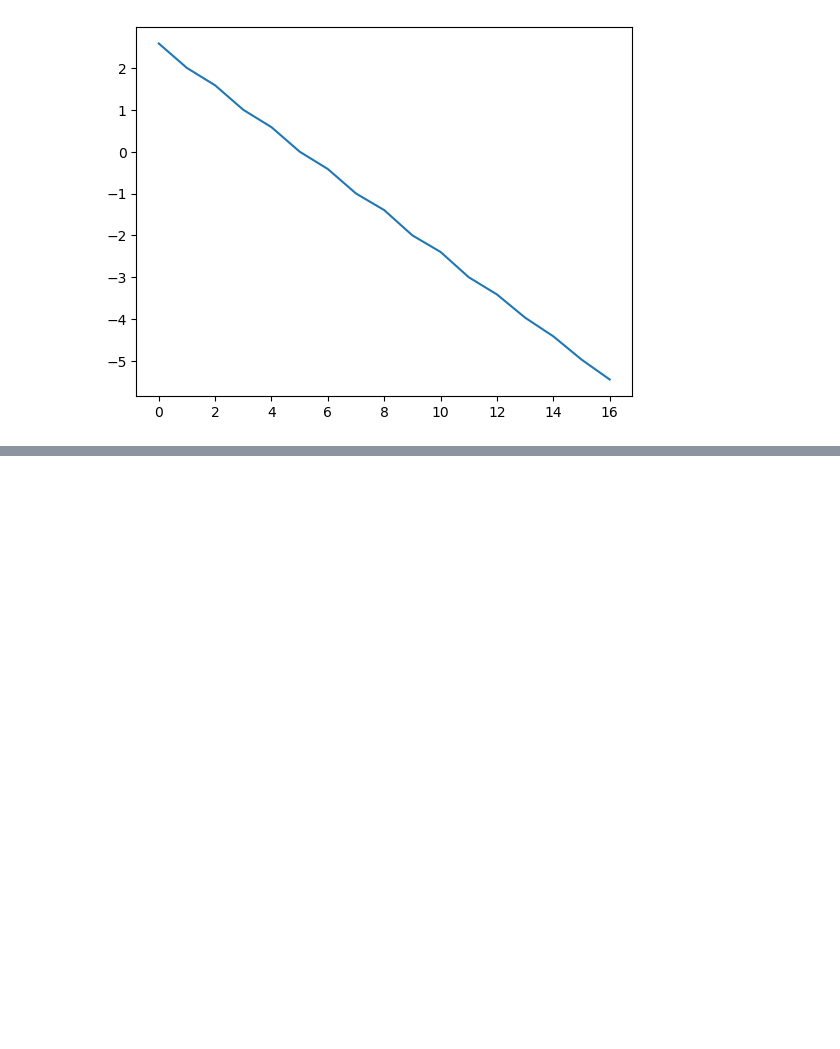
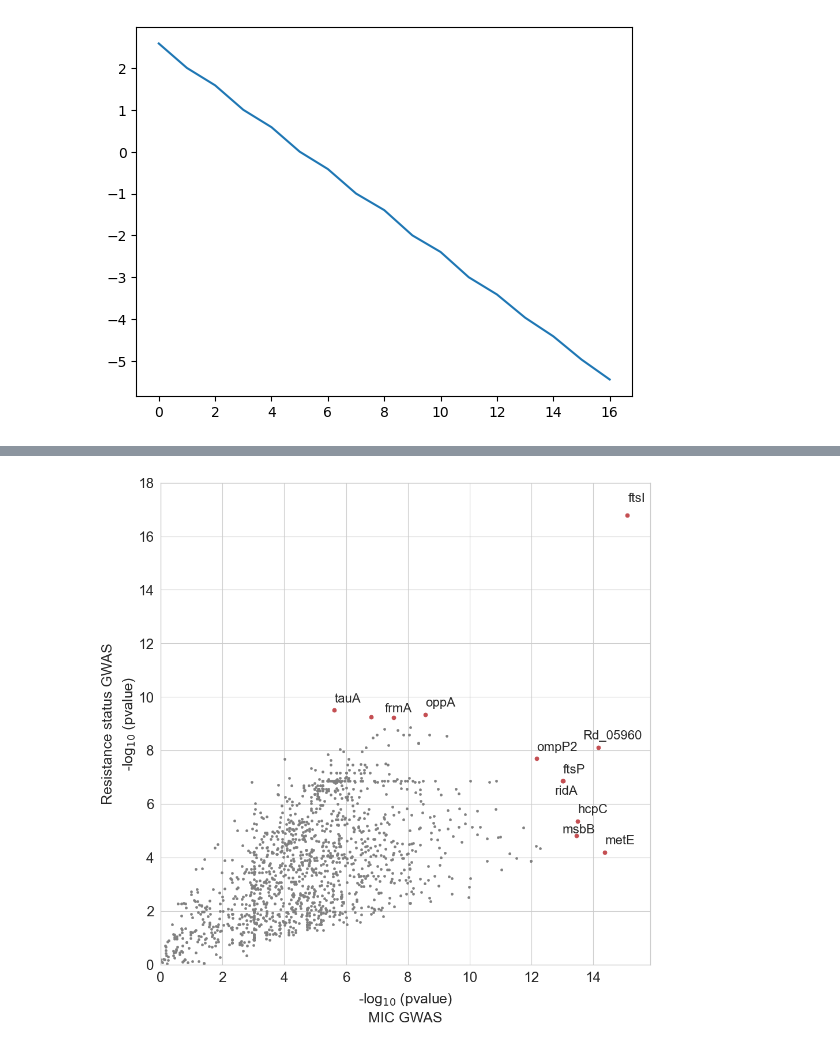
Before and after one commit to lbartels7/hinf, a Jupyter notebook: notebooks/Untitled.ipynb, the cells around one changed output, grey strips where cells are left out. Cells and saved outputs as stored; diff of their text form; code cells hidden in the pictures; blank space fills up the shorter version.

```diff
--- a/notebooks/Untitled.ipynb
+++ b/notebooks/Untitled.ipynb
@@ -897,0 +1269,92 @@ dsds.pipe(filter_minimum_AC, 10)
+# %%
+import seaborn as sns
+import matplotlib.pyplot as plt
+
+sns.set_context('paper', font_scale=2)
+sns.set_style('whitegrid') #  {darkgrid, whitegrid, dark, white, ticks}
+# sns.despine()
+fig, ax = plt.subplots(figsize=(10,10))
+
+fontsize_genes = 'small'
+
+sns.scatterplot(data=df_genes_intersect_nonsym, x='pvalue_linreg_log10', y='pvalue_logreg_log10', s=10, color='grey', edgecolor=None, ax=ax)
+# ax.set(xlabel='-log$_{10}$ (pvalue) \n linear regression', ylabel='-log$_{10}$ (pvalue) \n logistic regression')
+ax.set(xlabel='', ylabel='')
+
+ax.text(0.5, -0.08, "-log$_{10}$ (pvalue)", fontsize=18, ha='center', transform=ax.transAxes)
+ax.text(0.5, -0.12, "MIC GWAS", fontsize=18, ha='center', transform=ax.transAxes)
+
+
+ax.text(-0.12, 0.5, "Resistance status GWAS" , fontsize=18, va='center',  rotation='vertical', transform=ax.transAxes)
+ax.text(-0.08, 0.5, "-log$_{10}$ (pvalue)" , fontsize=18, va='center',  rotation='vertical', transform=ax.transAxes)
+
+ax.set_yticks([0,2,4,6,8,10,12,14,16,18])
+
+ax.set_xlim(0)
+ax.set_ylim(0)
+
+
+genes_to_label_nonsym = [ 'metE CDS', 'hcpC CDS', 'tauA CDS', 'oppA CDS', 'ompP2 CDS', 'ftsP CDS'] #
+df_labels_nonsym = df_genes_intersect_nonsym[df_genes_intersect_nonsym['gene.name'].isin(genes_to_label_nonsym)]
+df_labels_nonsym['gene.name'] = df_labels_nonsym['gene.name'].str.split(' ').str[0]
+
+for line in range(0, df_labels_nonsym.shape[0]):
+
+    # ax.annotate( df_labels['gene.name'][line], (df_labels.pvalue_linreg_log10[line]+0.1, df_labels.pvalue_logreg_log10[line]),
+    #             xytext=(1.5, 1.5), textcoords='offset points', size='xx-small', arrowprops=dict(facecolor='black', shrink=0.005))
+     ax.text(df_labels_nonsym.pvalue_linreg_log10.iloc[line], df_labels_nonsym.pvalue_logreg_log10.iloc[line]+0.3,
+     df_labels_nonsym['gene.name'].iloc[line], horizontalalignment='left',
+     size=fontsize_genes)#, color='black', weight='semibold')
+     plt.scatter(x=df_labels_nonsym.pvalue_linreg_log10.iloc[line], y=df_labels_nonsym.pvalue_logreg_log10.iloc[line], color='r')
+
+dp_ftsI = df_genes_intersect_nonsym[df_genes_intersect_nonsym['gene.name'].isin(['ftsI CDS'])]
+
+ax.text(dp_ftsI.pvalue_linreg_log10.iloc[0]+.6, dp_ftsI.pvalue_logreg_log10.iloc[0]+0.5,
+     'ftsI', horizontalalignment='right',
+     size=fontsize_genes)
+plt.scatter(x=dp_ftsI.pvalue_linreg_log10.iloc[0], y=dp_ftsI.pvalue_logreg_log10.iloc[0], color='r')
+
+dp_ridA = df_genes_intersect_nonsym[df_genes_intersect_nonsym['gene.name'].isin(['ridA CDS'])]
+
+ax.text(dp_ridA.pvalue_linreg_log10.iloc[0]+.5, dp_ridA.pvalue_logreg_log10.iloc[0]-0.5,
+     'ridA', horizontalalignment='right',
+     size=fontsize_genes)
+plt.scatter(x=dp_ridA.pvalue_linreg_log10.iloc[0], y=dp_ridA.pvalue_logreg_log10.iloc[0], color='r')
+
+dp_frmA = df_genes_intersect_nonsym[df_genes_intersect_nonsym['gene.name'].isin(['frmA CDS'])]
+
+ax.text(dp_frmA.pvalue_linreg_log10.iloc[0]+.6, dp_frmA.pvalue_logreg_log10.iloc[0]+0.2,
+     'frmA', horizontalalignment='right',
+     size=fontsize_genes)
+plt.scatter(x=dp_frmA.pvalue_linreg_log10.iloc[0], y=dp_frmA.pvalue_logreg_log10.iloc[0], color='r')
+
+
+dp_msbB = df_genes_intersect_nonsym[df_genes_intersect_nonsym['gene.name'].isin(['msbB CDS'])]
+
+ax.text(dp_msbB.pvalue_linreg_log10.iloc[0]+.6, dp_msbB.pvalue_logreg_log10.iloc[0]+0.1,
+     'msbB', horizontalalignment='right',
+     size=fontsize_genes)
+plt.scatter(x=dp_msbB.pvalue_linreg_log10.iloc[0], y=dp_msbB.pvalue_logreg_log10.iloc[0], color='r')
+
+
+dp_Unchar = df_genes_intersect_nonsym[df_genes_intersect_nonsym['gene.name'].isin(['Uncharacterized protein CDS'])]
+
+ax.text(dp_Unchar.pvalue_linreg_log10.iloc[0]-0.5, dp_Unchar.pvalue_logreg_log10.iloc[0]+0.3,
+     'Rd_05960', horizontalalignment='left',
+     size=fontsize_genes)
+plt.scatter(x=dp_Unchar.pvalue_linreg_log10.iloc[0], y=dp_Unchar.pvalue_logreg_log10.iloc[0], color='r')
+
+dp_30S = df_genes_intersect_nonsym[df_genes_intersect_nonsym['gene.name'].isin(['30S ribosomal protein S15 CDS'])]
+
+# ax.text(dp_30S.pvalue_linreg_log10.iloc[0]-0.5, dp_30S.pvalue_logreg_log10.iloc[0]+0.3,
+#      '30S ribosomal protein S15', horizontalalignment='left',
+#      size=fontsize_genes)
+plt.scatter(x=dp_30S.pvalue_linreg_log10.iloc[0], y=dp_30S.pvalue_logreg_log10.iloc[0], color='r')
+
+
+fig.tight_layout()
+# fig.subplots_adjust(bottom=-0.5)
+plt.show()
+fig.savefig('../test/combined_plot_nonsym.pdf')
+# fig.savefig('../test/combined_plot_nonsym.pdf')
+# %% [output]
@@ -897,0 +1366 @@ dsds.pipe(filter_minimum_AC, 10)
+[figure, added]
```
Also changed, not shown: parts of 53 cells of this notebook, 13 other files.
